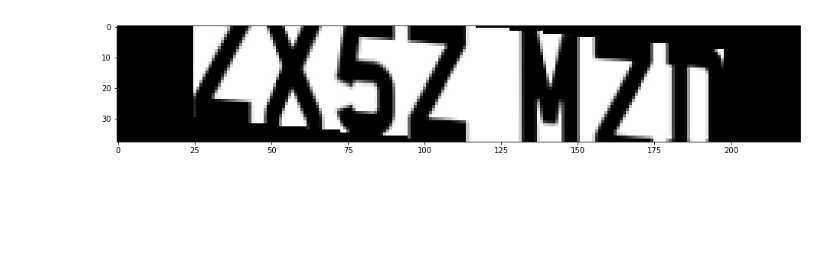
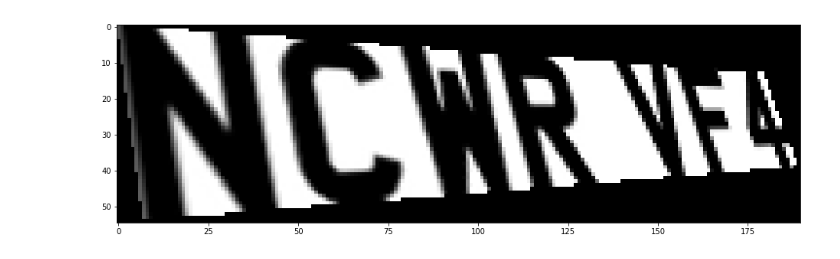
Before and after one commit to Mitch722/NBP-DemoClient-User, a Jupyter notebook: jupyter notebook examples/3D_plate_rotation.ipynb, the cells around one changed output. Saved outputs shown, nothing was run; the diff lists cells and outputs as text; code cells hidden in the pictures; blank space fills up the shorter version.

```diff
--- a/jupyter notebook examples/3D_plate_rotation.ipynb
+++ b/jupyter notebook examples/3D_plate_rotation.ipynb
@@ -16,6 +23,7 @@ height =  int(60*45/71)
 plate = pil2np(randomPlateImage(height, fontPath=fontPath))
 
 h,w = plate.shape
+f = max(w,h) # Focal plane distance
 plt.imshow(plate, cmap='gray')
 plt.show()
 # %% [output]
@@ -23 +73,12 @@ plt.show()
+# %%
+i = lambda M: np.linalg.inv(M) # Shortcut for inverses (not actually used)
+
+# Translations in Normal coordinates
+def xyCenterN(N):
+    ''' Shift N to be centered around the origin in the xy plane '''
+    return np.array(list(r - np.mean(r) for r in N[:-1]) + [N[-1],])
+
+def xyZeroN(N):
+    ''' Sift N to have top left corner of the image at the origin in the xy plane '''
+    return np.array(list(r - np.min(r) for r in N[:-1]) + [N[-1],])
 # %%
@@ -82,0 +138,16 @@ print(coeffs)
+# %%
+%%time
+# Without rotation
+H1 = pP @ Tf @ Tc @ H
+N1 = h2n(H1)
+N1 = xyZeroN(N1)
+P1 = n2p(N1)
+
+# With rotation
+H2 = pP @ Tf @ R  @ Tc @ H
+N2 = h2n(H2)
+N2 = xyZeroN(N2)
+P2 = n2p(N2)
+
+print(P1)
+print(P2)
@@ -83,10 +178,15 @@ print(coeffs)
+# %%
+def P2wh(P):
+    ''' Figure out the width and height of the final image from points '''
+    return tuple(int(x) for x in np.ceil(np.max(list(zip(*P2)),axis=1)))
 # %%
+%%time
 im = np2pil(plate)
-coeffs = getTransformCoeffs(p1,p2)
-im = im.transform((w,h), Image.PERSPECTIVE, coeffs, Image.BICUBIC)
+coeffs = getTransformCoeffs(P1,P2)
+im = im.transform(P2wh(P2), Image.PERSPECTIVE, coeffs, Image.BICUBIC)
 
 plt.rcParams["figure.figsize"] = (16,5)
 plt.imshow(pil2np(im), cmap='gray')
 plt.show()
 # %% [output]
-[figure, old version]
+[figure, new version]
```
Also changed, not shown: parts of 11 cells of this notebook, 2 other files.
